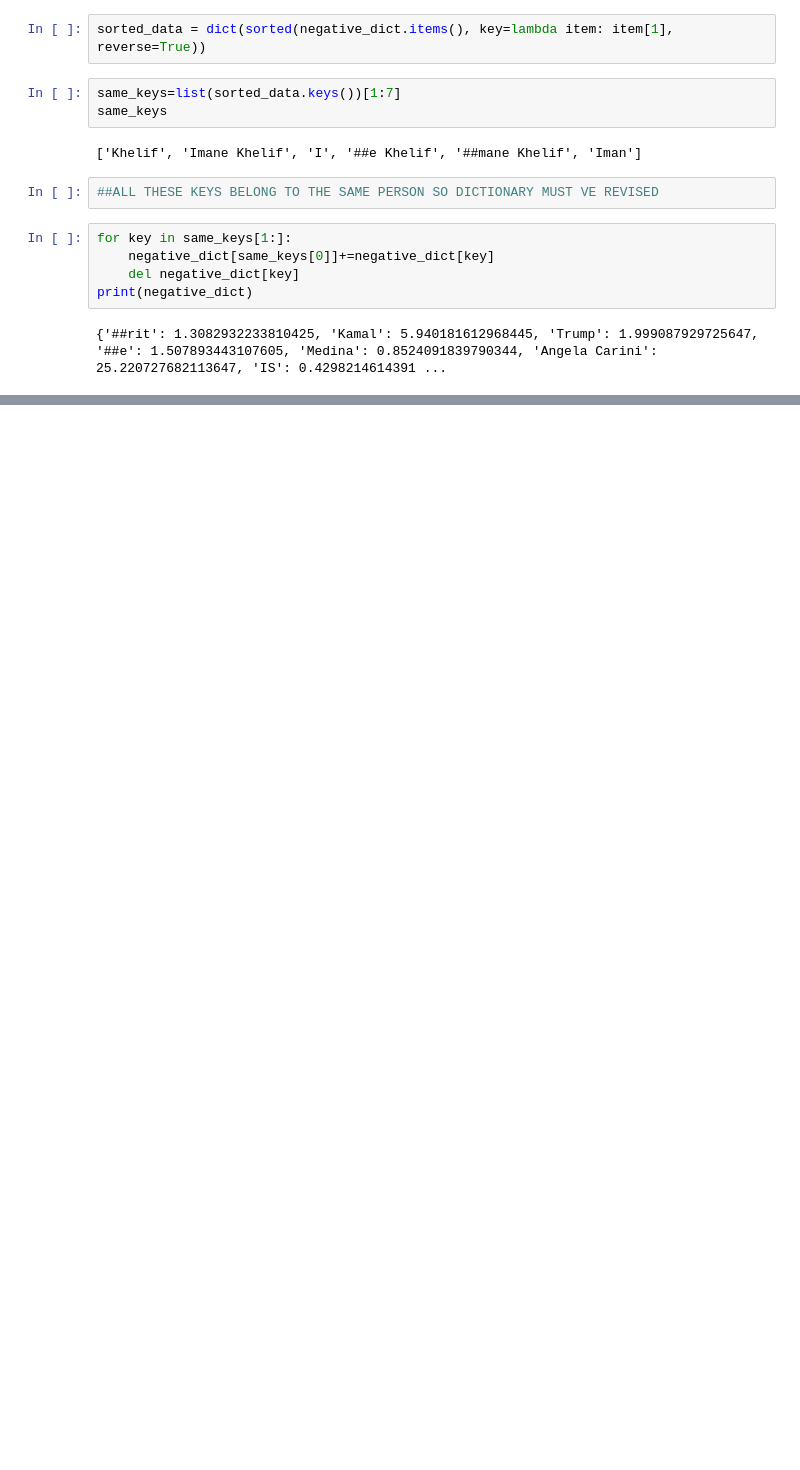
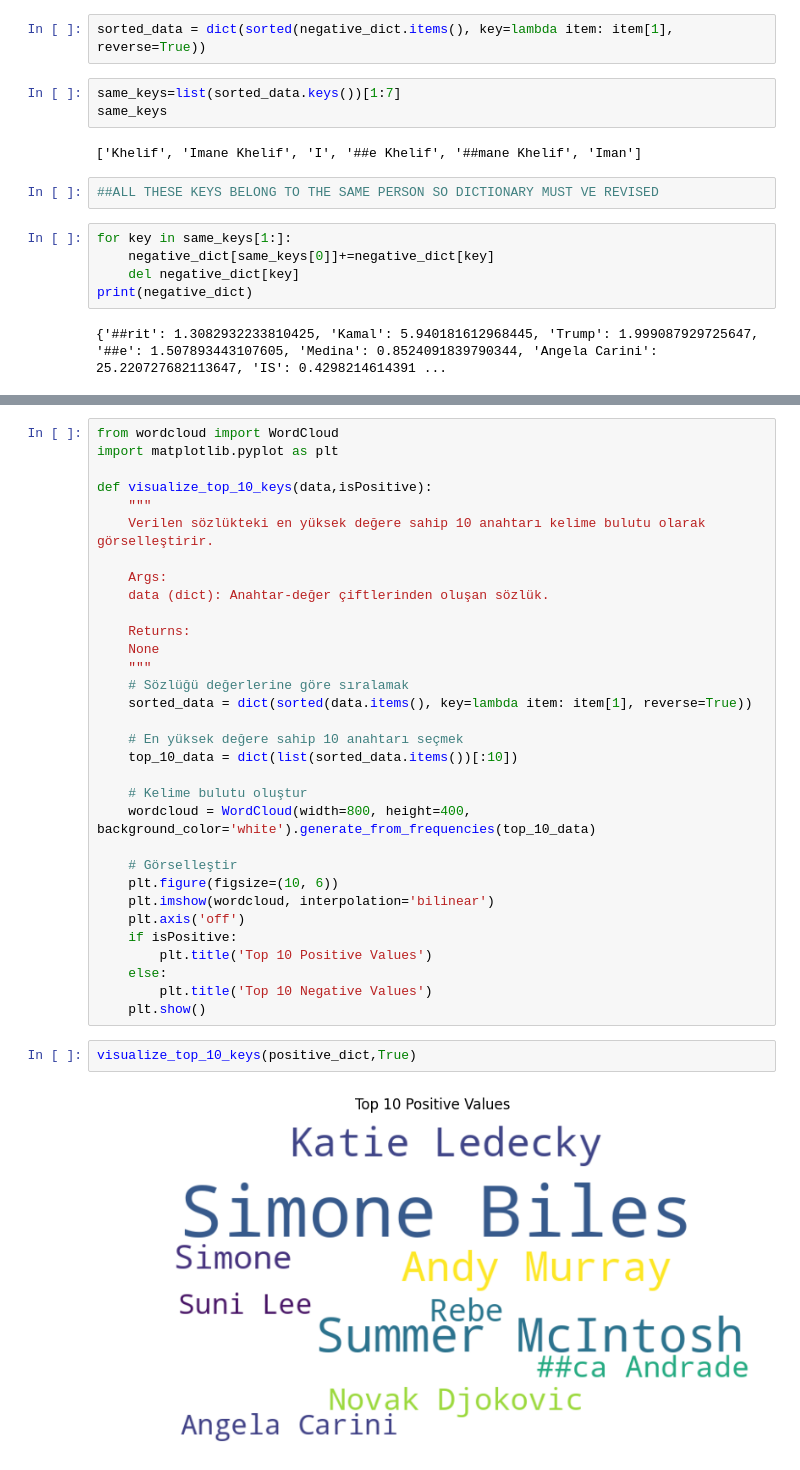
Before and after one commit to koksal100/NLP, a Jupyter notebook: ABSE_WITH_TWITTER_DATA.ipynb, the cells around one changed output, grey strips where cells are left out. Saved outputs shown, nothing was run; the diff lists cells and outputs as text; blank space fills up the shorter version.

Commit message:
Colab kullanılarak oluşturuldu

```diff
--- a/ABSE_WITH_TWITTER_DATA.ipynb
+++ b/ABSE_WITH_TWITTER_DATA.ipynb
@@ -382,0 +386,36 @@ visualize_dict(negative_dict)
+# %%
+from wordcloud import WordCloud
+import matplotlib.pyplot as plt
+
+def visualize_top_10_keys(data,isPositive):
+    """
+    Verilen sözlükteki en yüksek değere sahip 10 anahtarı kelime bulutu olarak görselleştirir.
+
+    Args:
+    data (dict): Anahtar-değer çiftlerinden oluşan sözlük.
+
+    Returns:
+    None
+    """
+    # Sözlüğü değerlerine göre sıralamak
+    sorted_data = dict(sorted(data.items(), key=lambda item: item[1], reverse=True))
+
+    # En yüksek değere sahip 10 anahtarı seçmek
+    top_10_data = dict(list(sorted_data.items())[:10])
+
+    # Kelime bulutu oluştur
+    wordcloud = WordCloud(width=800, height=400, background_color='white').generate_from_frequencies(top_10_data)
+
+    # Görselleştir
+    plt.figure(figsize=(10, 6))
+    plt.imshow(wordcloud, interpolation='bilinear')
+    plt.axis('off')
+    if isPositive:
+        plt.title('Top 10 Positive Values')
+    else:
+        plt.title('Top 10 Negative Values')
+    plt.show()
+# %%
+visualize_top_10_keys(positive_dict,True)
+# %% [output]
+[figure, added]
```
Also changed, not shown: parts of 5 cells of this notebook.
